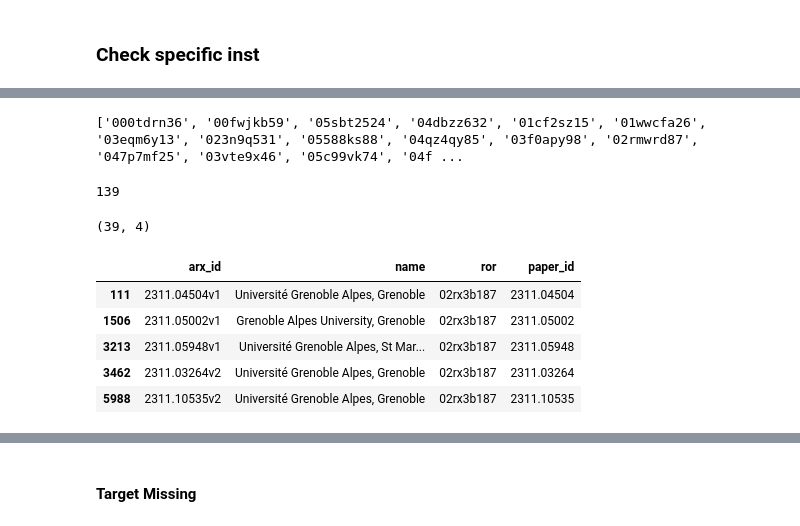
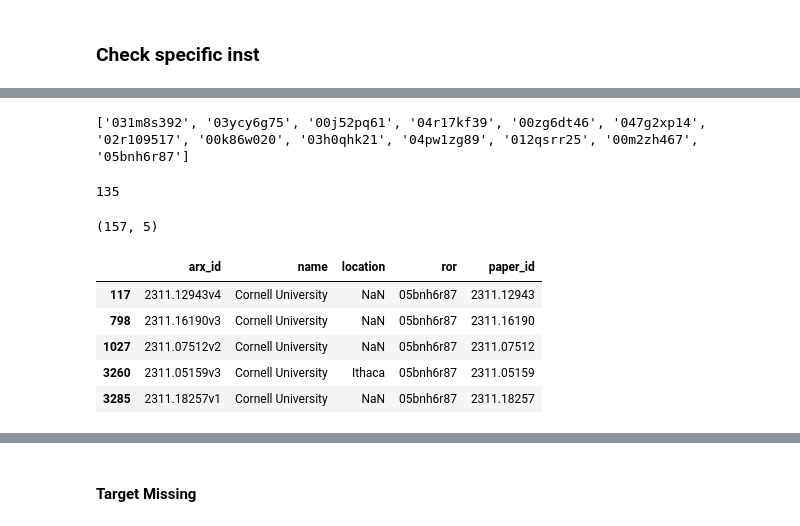
Before and after one commit to arXiv/metadata-vertexai, a Jupyter notebook: ccameron_evaluate.ipynb, the cells around one changed output, grey strips where cells are left out. Drawn from its saved outputs; the diff is of its cells as text; code cells hidden in the pictures.

```diff
--- a/ccameron_evaluate.ipynb
+++ b/ccameron_evaluate.ipynb
@@ -155,7 +155,7 @@ def get_children_for_ror(target_id):
 # %%
 #results_file = "gs://institutional-extract-scratch/reference/arx_ids/2311_ids.csv"
 #results_file = "gs://institutional-extract-scratch/output/2311_db_all_2025-04-28.csv.zip"
-results_file = "gs://institutional-extract-scratch/output/2311_db_json_all_2025-05-01.csv.zip"
+results_file = "gs://institutional-extract-scratch/output/2311_db_json_all_2025-05-08.csv.zip"
 # %%
 test_ids_df = pd.read_csv(results_file)
 
@@ -323,7 +323,7 @@ vip_df.head()
 # %% [markdown]
 ### Eval results
 # %%
-ror_wd_map = phase_one.ROR_FINDER.withdrawn_map
+ror_wd_map = phase_one.ROR_FINDER.withdrawn_map if phase_one.ROR_FINDER.withdrawn_map else phase_one.ROR_FINDER.build_withdrawn_map()
 ror_wd_map.get('https://ror.org/04zrf7b53')
 ror_wd_map.get('https://ror.org/02aj0kh94')
 # %% [output]
@@ -454,11 +454,17 @@ dtype: int64
 | 584 | 2311.00048v2 | Arizona State University | 03efmqc40 |
 # %%
 res_df = pd.read_csv(results_file)
+
+blacklist = set([
+      "00m2zh467", #ArXiv, which comes in via watermark
+])
+res_df = res_df[~res_df['ror'].str.isin(blacklist)]
+
 append_files = [
     #"paris-sud.csv",
     #"king-college.csv",
-    'stlouis.csv',
-    'stlouis2.csv',
+#    'stlouis.csv',
+#    'stlouis2.csv',
 ]
 for afile in append_files:
     afile_df = pd.read_csv(afile, dtype=str, index_col=None, usecols=['arx_id', 'name', 'ror'])
@@ -638,23 +634,23 @@ Name: 60104653, dtype: object
 # %%
-ror = "02rx3b187"
+ror = "05bnh6r87"
 sub_ids = get_children_for_ror(ror)
 sub_ids.append(ror)
 print(sub_ids)
 scopus_ids = set(scopus_df[scopus_df['ror'].isin(sub_ids)]['paper_id'].unique())
 scopus_arx_ids = set(scopus_df[scopus_df['ror'].isin(sub_ids)]['ArXiv Id'].unique())
 len(scopus_ids)
 res_df[res_df['ror']==ror].shape
 res_df[res_df['ror']==ror].head()
 # %% [output]
-['000tdrn36', '00fwjkb59', '05sbt2524', '04dbzz632', '01cf2sz15', '01wwcfa26', '03eqm6y13', '023n9q531', '05588ks88', '04qz4qy85', '03f0apy98', '02rmwrd87', '047p7mf25', '03vte9x46', '05c99vk74', '04f ...
+['031m8s392', '03ycy6g75', '00j52pq61', '04r17kf39', '00zg6dt46', '047g2xp14', '02r109517', '00k86w020', '03h0qhk21', '04pw1zg89', '012qsrr25', '00m2zh467', '05bnh6r87']
-139
+135
-(39, 4)
+(157, 5)
-|  | arx_id | name | ror | paper_id |
-| 111 | 2311.04504v1 | Université Grenoble Alpes, Grenoble | 02rx3b187 | 2311.04504 |
-| 1506 | 2311.05002v1 | Grenoble Alpes University, Grenoble | 02rx3b187 | 2311.05002 |
-| 3213 | 2311.05948v1 | Université Grenoble Alpes, St Mar... | 02rx3b187 | 2311.05948 |
-| 3462 | 2311.03264v2 | Université Grenoble Alpes, Grenoble | 02rx3b187 | 2311.03264 |
-| 5988 | 2311.10535v2 | Université Grenoble Alpes, Grenoble | 02rx3b187 | 2311.10535 |
+|  | arx_id | name | location | ror | paper_id |
+| 117 | 2311.12943v4 | Cornell University | NaN | 05bnh6r87 | 2311.12943 |
+| 798 | 2311.16190v3 | Cornell University | NaN | 05bnh6r87 | 2311.16190 |
+| 1027 | 2311.07512v2 | Cornell University | NaN | 05bnh6r87 | 2311.07512 |
+| 3260 | 2311.05159v3 | Cornell University | Ithaca | 05bnh6r87 | 2311.05159 |
+| 3285 | 2311.18257v1 | Cornell University | NaN | 05bnh6r87 | 2311.18257 |
 # %%
 #pd.DataFrame({'arx_id':list(scopus_arx_ids)}).to_csv("paris-saclay_arx_ids.csv", header=False)
 # %%
```
Also changed, not shown: parts of 13 cells of this notebook, 3 other files.
